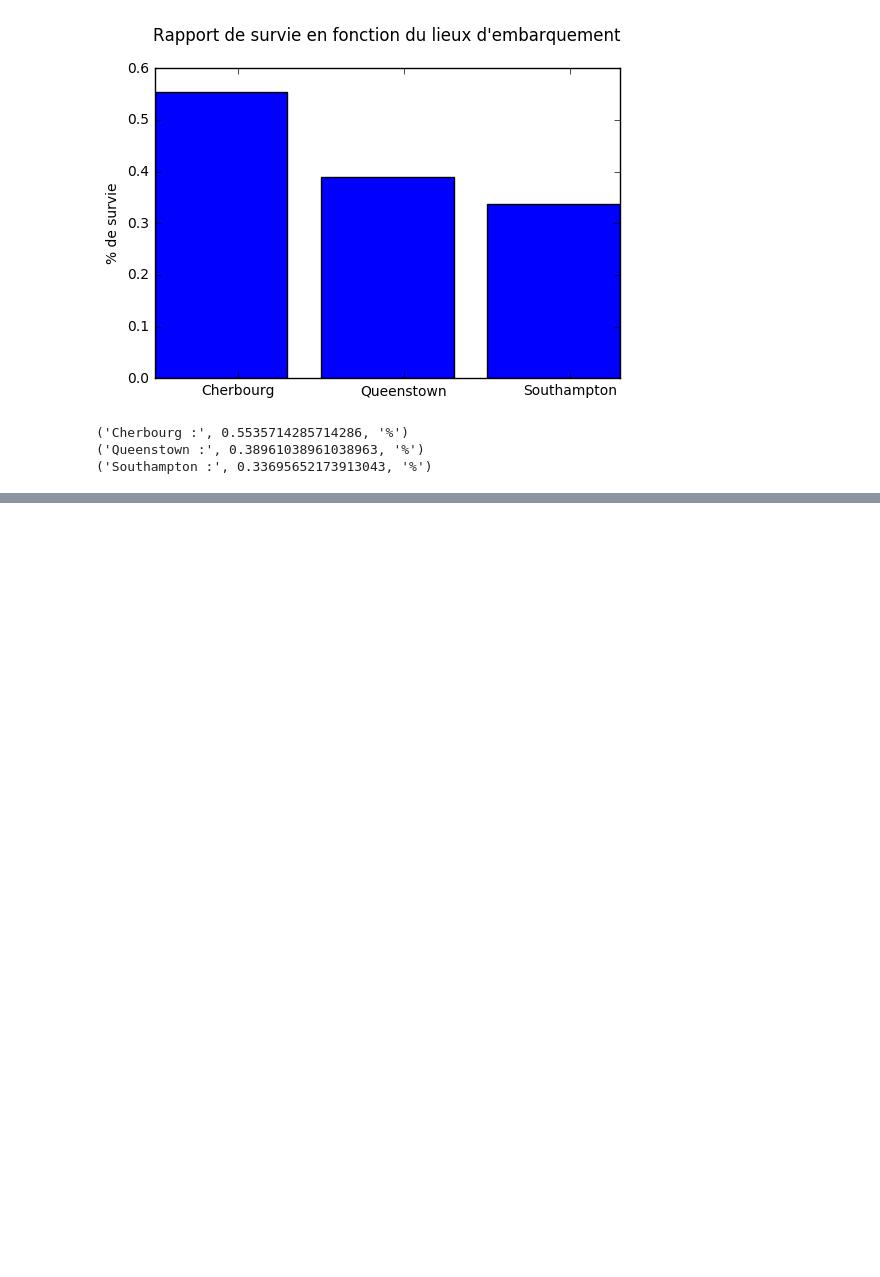
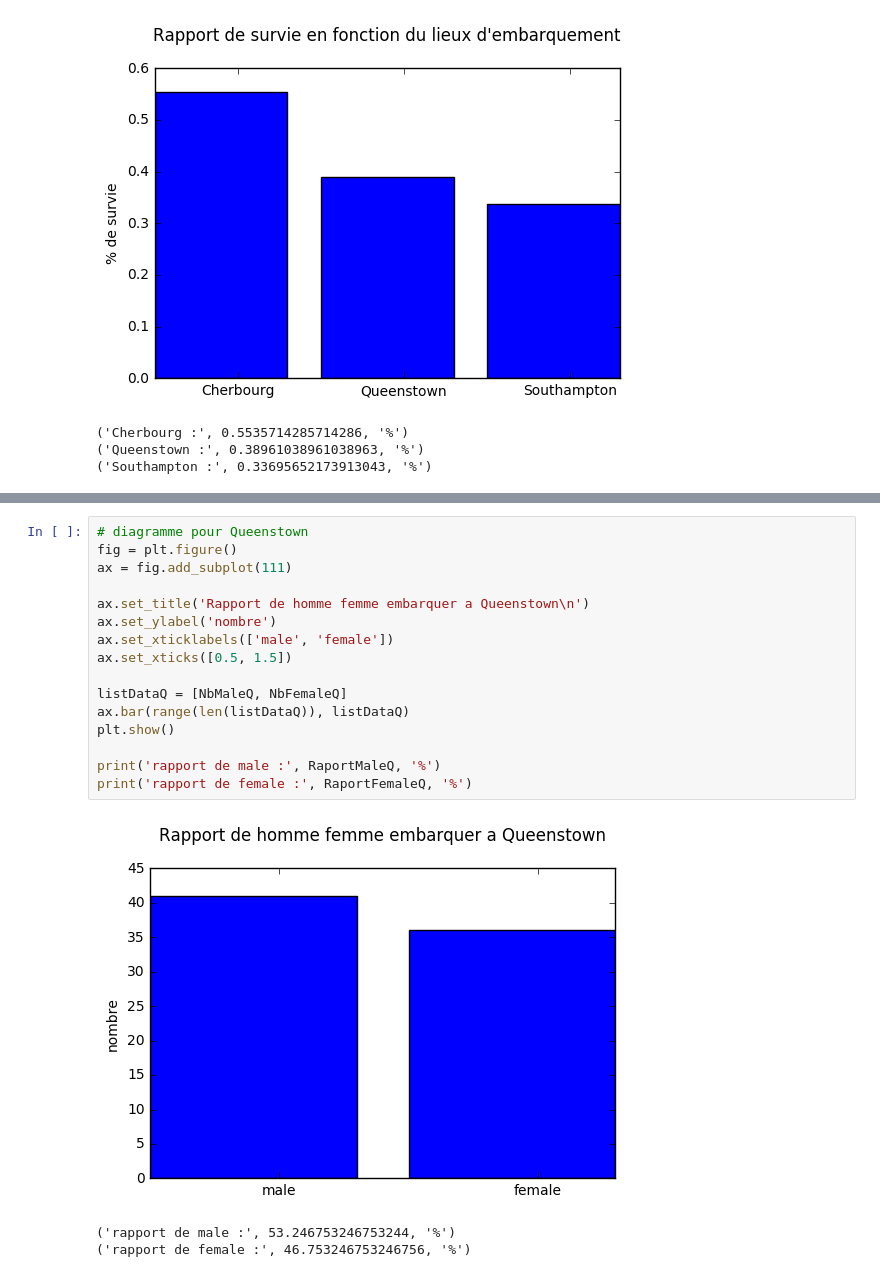
Before and after one commit to FloFloo17/2016-2017, a Jupyter notebook: P2/rapport_final.ipynb, the cells around one changed output, grey strips where cells are left out. Cells and saved outputs as stored; diff of their text form; blank space fills up the shorter version.

```diff
--- a/P2/rapport_final.ipynb
+++ b/P2/rapport_final.ipynb
@@ -67,0 +121,20 @@ print('Southampton :', RaportS, '%')
+# %%
+# diagramme pour Queenstown
+fig = plt.figure()
+ax = fig.add_subplot(111)
+
+ax.set_title('Rapport de homme femme embarquer a Queenstown\n')
+ax.set_ylabel('nombre')
+ax.set_xticklabels(['male', 'female'])
+ax.set_xticks([0.5, 1.5])
+
+listDataQ = [NbMaleQ, NbFemaleQ]
+ax.bar(range(len(listDataQ)), listDataQ)
+plt.show()
+
+print('rapport de male :', RaportMaleQ, '%')
+print('rapport de female :', RaportFemaleQ, '%')
+# %% [output]
+[figure, added]
+('rapport de male :', 53.246753246753244, '%')
+('rapport de female :', 46.753246753246756, '%')
```
Also changed, not shown: parts of 6 cells of this notebook.
